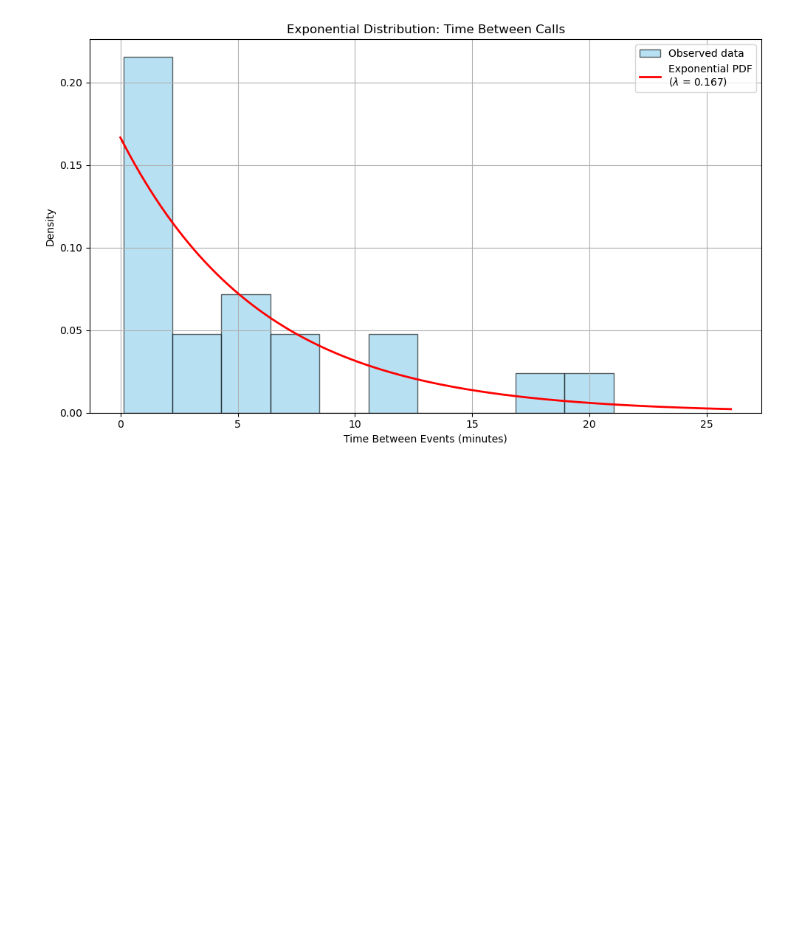
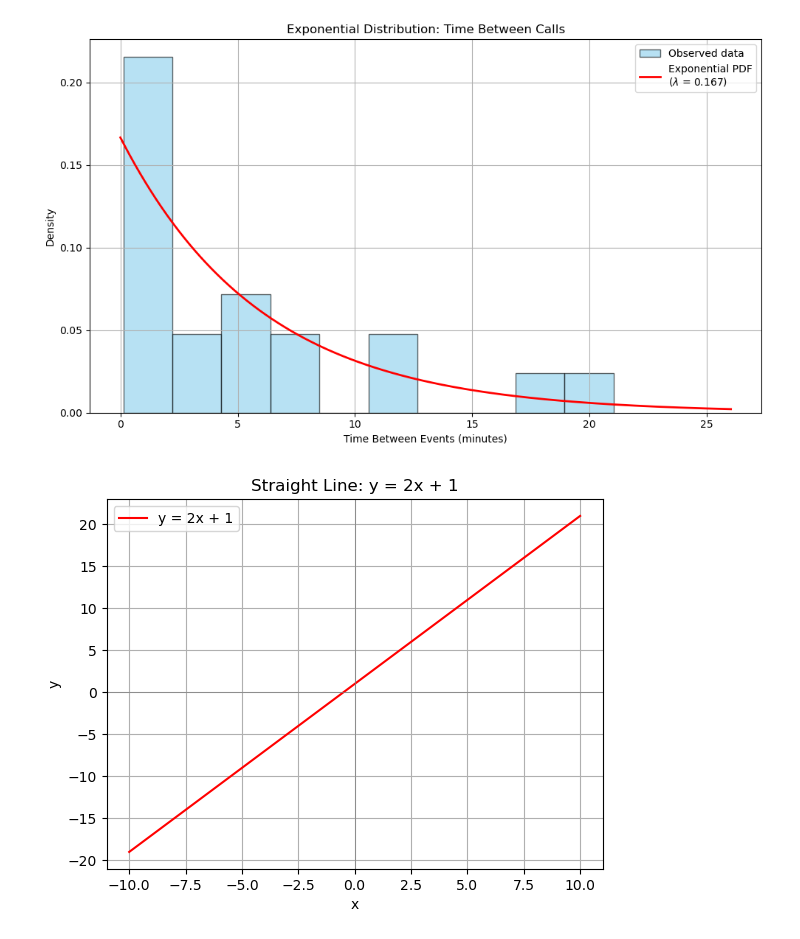
Before and after one commit to proarcherdemo/PythonTraining, a Jupyter notebook: 13. datascience/matplotlib_visualization.ipynb, the cells around one changed output. Saved outputs shown, nothing was run; the diff lists cells and outputs as text; code cells hidden in the pictures; blank space fills up the shorter version.

```diff
--- a/13. datascience/matplotlib_visualization.ipynb
+++ b/13. datascience/matplotlib_visualization.ipynb
@@ -549,3 +549,28 @@ plt.tight_layout()
 plt.show()
 # %% [output]
 [figure]
+# %%
+import matplotlib.pyplot as plt
+import numpy as np
+
+# Generate x values
+x = np.linspace(-10, 10, 100)  # 100 points from -10 to 10
+
+# Define the line equation y = 2x + 1
+m = 2
+b = 1
+y = m * x + b
+
+
+# Plotting
+plt.plot(x, y, color='red', label='y = 2x + 1')
+plt.xlabel('x')
+plt.ylabel('y')
+plt.title('Straight Line: y = 2x + 1')
+plt.axhline(0, color='gray', linewidth=0.5)  # x-axis
+plt.axvline(0, color='gray', linewidth=0.5)  # y-axis
+plt.grid(True)
+plt.legend()
+plt.show()
+# %% [output]
+[figure, added]
```
Also changed, not shown: parts of 12 cells of this notebook, 11 other files.
